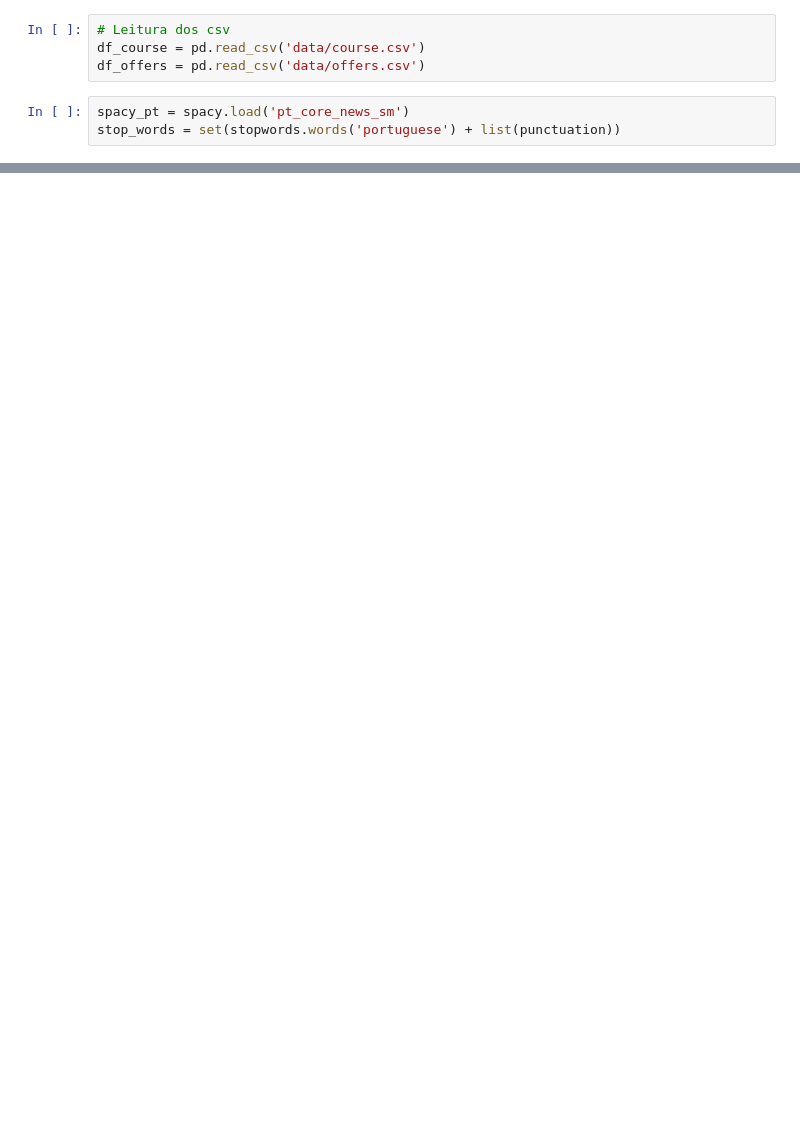
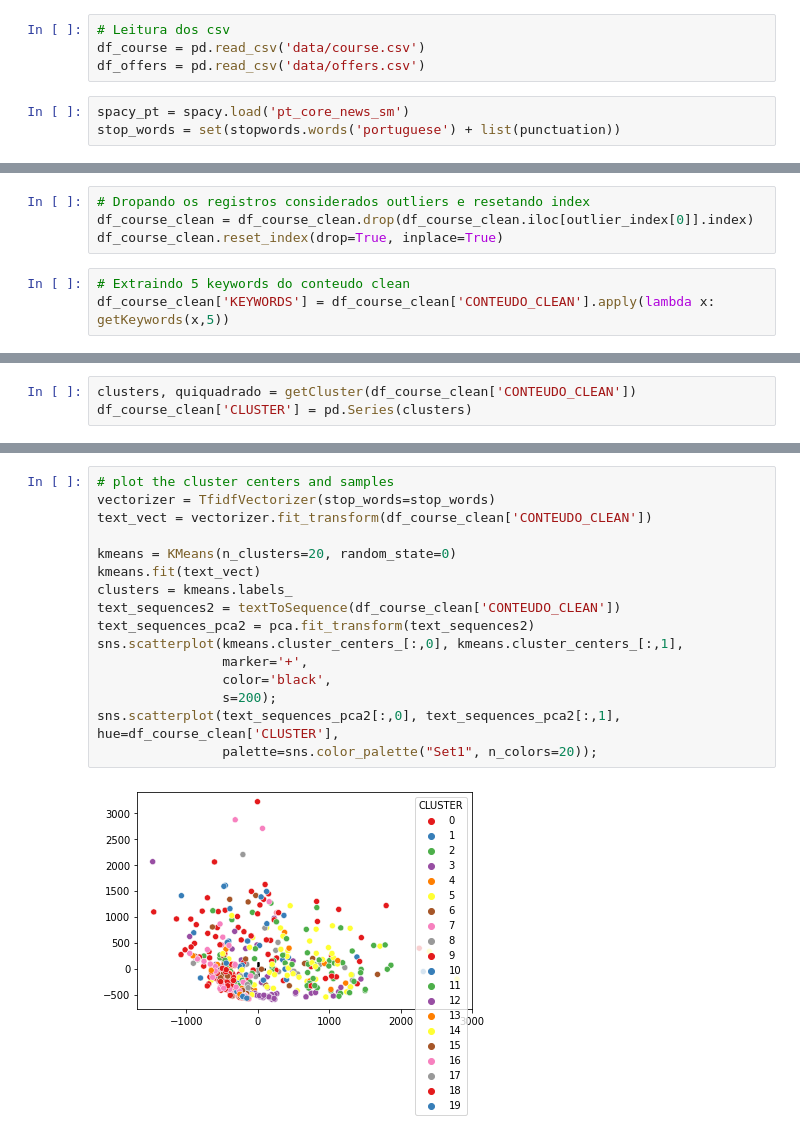
Before and after one commit to TgoPedrosa/DEV_IA_PLN, a Jupyter notebook: Pre-processamento.ipynb, the cells around one changed output, grey strips where cells are left out. Cells and saved outputs as stored; diff of their text form; blank space fills up the shorter version.

```diff
--- a/Pre-processamento.ipynb
+++ b/Pre-processamento.ipynb
@@ -90,0 +230,7 @@ df_course_clean
+# %%
+# Dropando os registros considerados outliers e resetando index
+df_course_clean = df_course_clean.drop(df_course_clean.iloc[outlier_index[0]].index)
+df_course_clean.reset_index(drop=True, inplace=True)
+# %%
+# Extraindo 5 keywords do conteudo clean
+df_course_clean['KEYWORDS'] = df_course_clean['CONTEUDO_CLEAN'].apply(lambda x: getKeywords(x,5))
@@ -90,0 +255,3 @@ df_course_clean
+# %%
+clusters, quiquadrado = getCluster(df_course_clean['CONTEUDO_CLEAN'])
+df_course_clean['CLUSTER'] = pd.Series(clusters)
@@ -90,0 +294,18 @@ df_course_clean
+# %%
+# plot the cluster centers and samples
+vectorizer = TfidfVectorizer(stop_words=stop_words)
+text_vect = vectorizer.fit_transform(df_course_clean['CONTEUDO_CLEAN'])
+
+kmeans = KMeans(n_clusters=20, random_state=0)
+kmeans.fit(text_vect)
+clusters = kmeans.labels_
+text_sequences2 = textToSequence(df_course_clean['CONTEUDO_CLEAN'])
+text_sequences_pca2 = pca.fit_transform(text_sequences2)
+sns.scatterplot(kmeans.cluster_centers_[:,0], kmeans.cluster_centers_[:,1],
+                marker='+',
+                color='black',
+                s=200);
+sns.scatterplot(text_sequences_pca2[:,0], text_sequences_pca2[:,1], hue=df_course_clean['CLUSTER'],
+                palette=sns.color_palette("Set1", n_colors=20));
+# %% [output]
+[figure, added]
```
Also changed, not shown: parts of 28 cells of this notebook.
